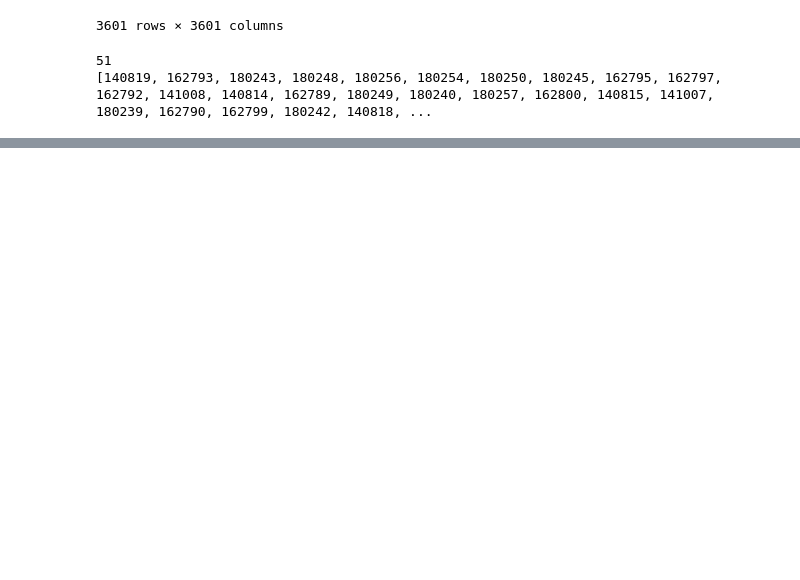
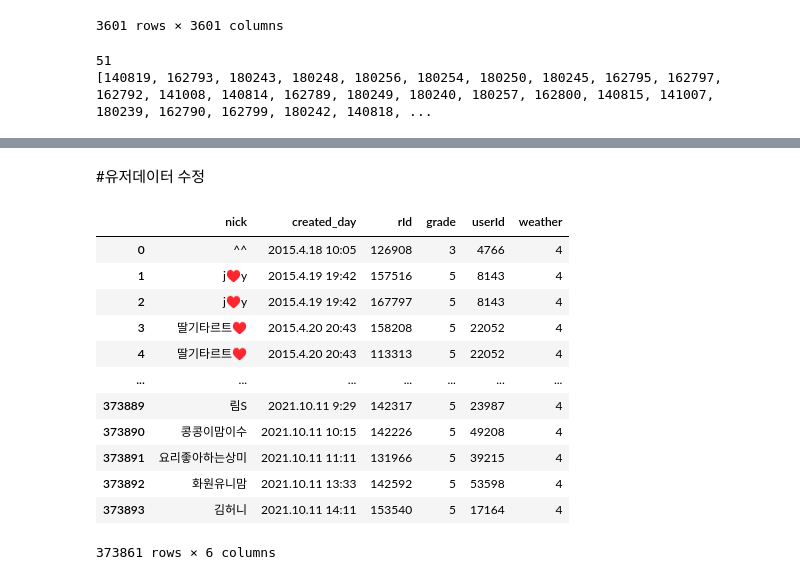
Before and after one commit to ahinkim/Recipick, a Jupyter notebook: Bigdata/bigdata/categoryML.ipynb, the cells around one changed output, grey strips where cells are left out. Drawn from its saved outputs; the diff is of its cells as text; code cells hidden in the pictures; blank space fills up the shorter version.

```diff
--- a/Bigdata/bigdata/categoryML.ipynb
+++ b/Bigdata/bigdata/categoryML.ipynb
@@ -501,0 +485,6 @@ print(recipeList) #recipeList를 전달하고 해당되는 레시피를 클라
+# %%
+#데이터프레임으로 변경
+recipeData = pd.read_csv('Recipick_RecipeData.csv',encoding='cp949')
+userData = pd.read_csv('userData.csv',encoding='utf-8-sig')
+recipeOrderData1 = pd.read_csv('RecipeOrder01.csv',encoding='utf-8-sig')
+recipeOrderData2 = pd.read_csv('recipeOrder02.csv',encoding='utf-8-sig')
@@ -501,0 +626,24 @@ print(recipeList) #recipeList를 전달하고 해당되는 레시피를 클라
+# %% [markdown]
+#유저데이터 수정
+# %%
+userData = userData.drop(['Unnamed: 0'],axis = 1)
+# %%
+userData = userData.drop_duplicates(['userId','rId'])
+# %%
+userData = userData.drop(['(맑음:1, 구름조금:2, 구름많음:3,구름많음,흐림,비:4,눈:5)'],axis=1)
+# %%
+userData
+# %% [output]
+|  | nick | created_day | rId | grade | userId | weather |
+| 0 | ^^ | 2015.4.18 10:05 | 126908 | 3 | 4766 | 4 |
+| 1 | j♥y | 2015.4.19 19:42 | 157516 | 5 | 8143 | 4 |
+| 2 | j♥y | 2015.4.19 19:42 | 167797 | 5 | 8143 | 4 |
+| 3 | 딸기타르트♥ | 2015.4.20 20:43 | 158208 | 5 | 22052 | 4 |
+| 4 | 딸기타르트♥ | 2015.4.20 20:43 | 113313 | 5 | 22052 | 4 |
+| ... | ... | ... | ... | ... | ... | ... |
+| 373889 | 림S | 2021.10.11 9:29 | 142317 | 5 | 23987 | 4 |
+| 373890 | 콩콩이맘이수 | 2021.10.11 10:15 | 142226 | 5 | 49208 | 4 |
+| 373891 | 요리좋아하는상미 | 2021.10.11 11:11 | 131966 | 5 | 39215 | 4 |
+| 373892 | 화원유니맘 | 2021.10.11 13:33 | 142592 | 5 | 53598 | 4 |
+| 373893 | 김허니 | 2021.10.11 14:11 | 153540 | 5 | 17164 | 4 |
+373861 rows × 6 columns
```
Also changed, not shown: parts of 59 cells of this notebook, 1 other file.
